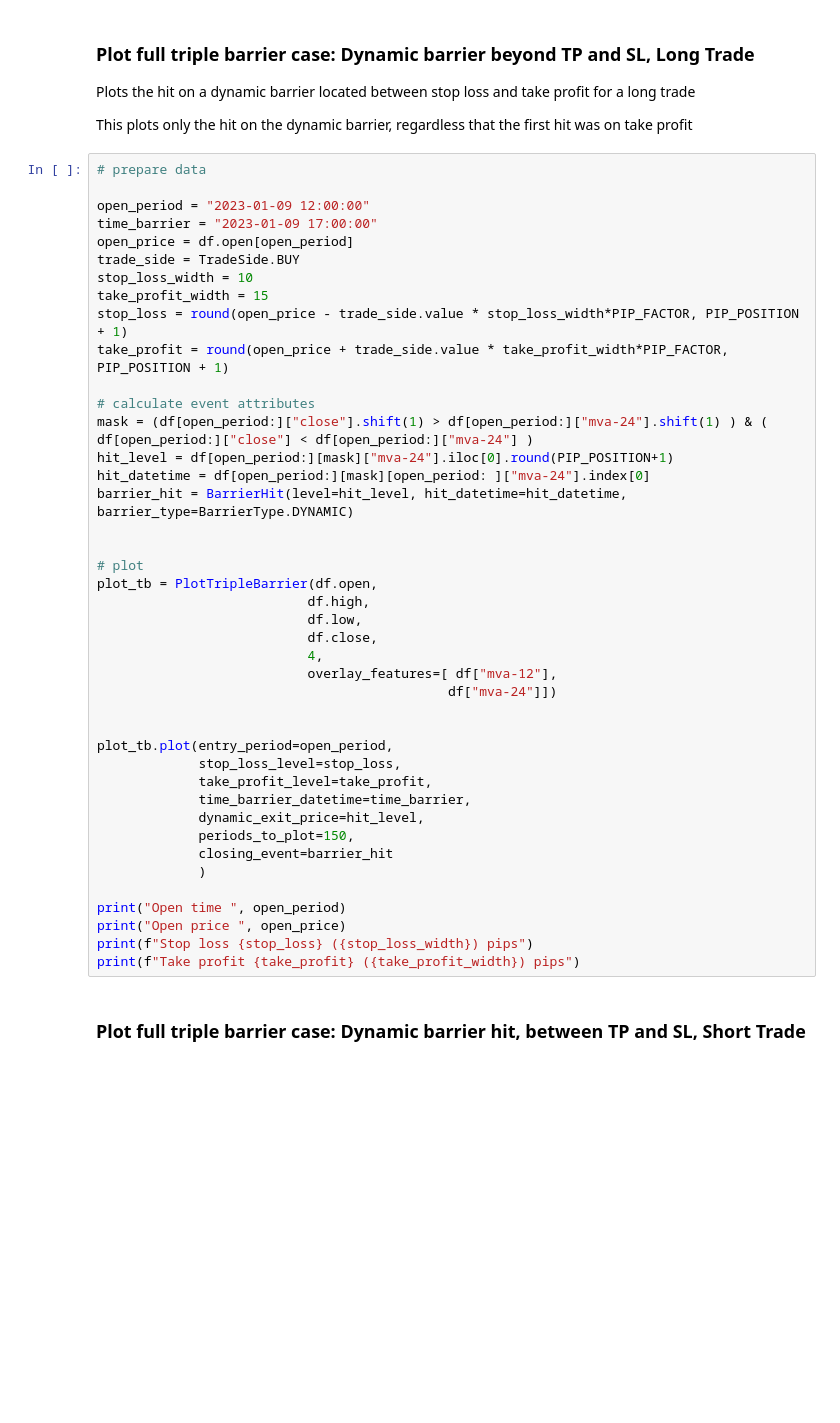
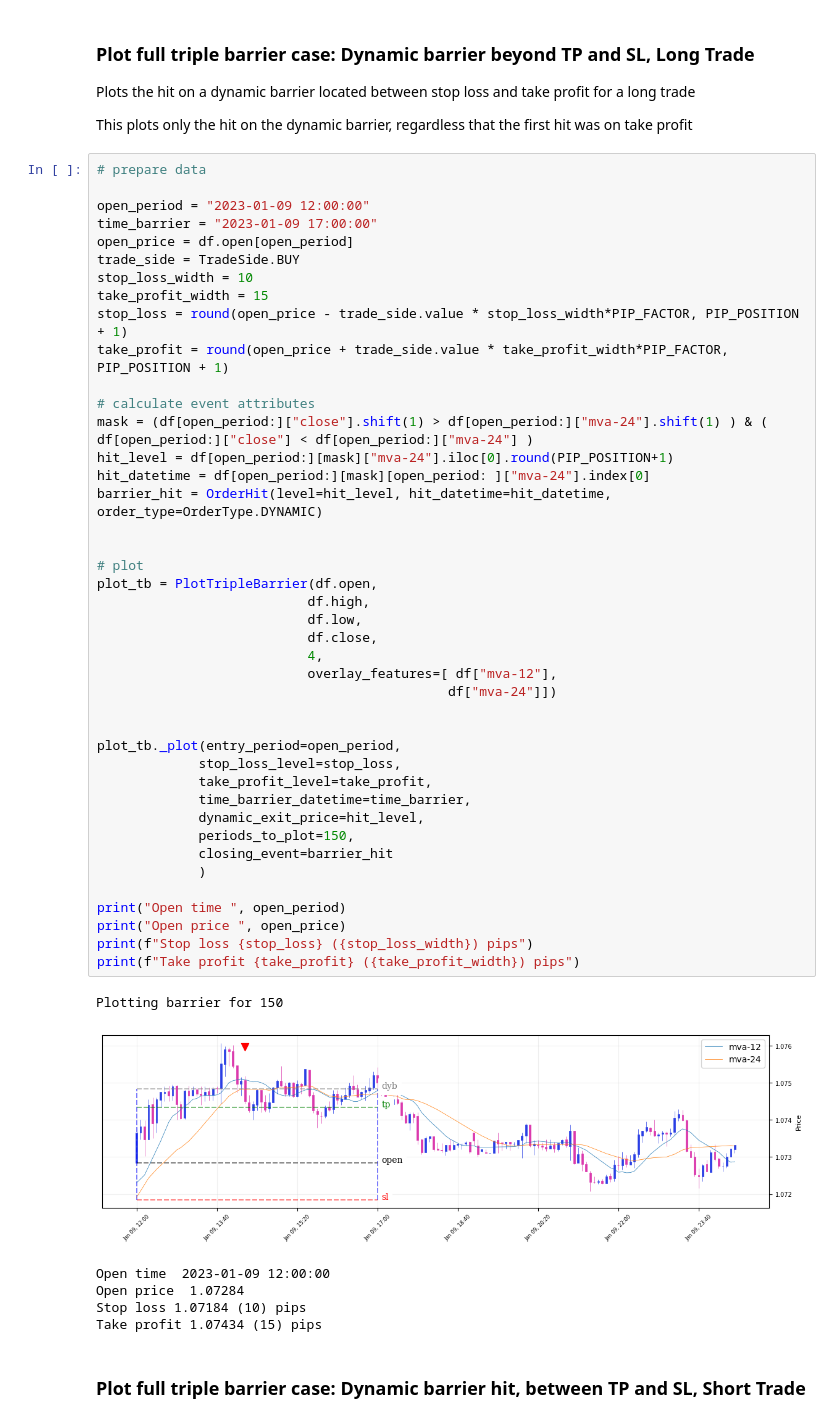
Before and after one commit to mchiuminatto/triple_barrier, a Jupyter notebook: docs/test-triple-barrier-plotting.ipynb, the cells around one changed output. Drawn from its saved outputs; the diff is of its cells as text; blank space fills up the shorter version.

```diff
--- a/docs/test-triple-barrier-plotting.ipynb
+++ b/docs/test-triple-barrier-plotting.ipynb
@@ -315,35 +328,42 @@ stop_loss = round(open_price - trade_side.value * stop_loss_width*PIP_FACTOR, PI
 take_profit = round(open_price + trade_side.value * take_profit_width*PIP_FACTOR, PIP_POSITION + 1)
 
 # calculate event attributes
 mask = (df[open_period:]["close"].shift(1) > df[open_period:]["mva-24"].shift(1) ) & ( df[open_period:]["close"] < df[open_period:]["mva-24"] )
 hit_level = df[open_period:][mask]["mva-24"].iloc[0].round(PIP_POSITION+1)
 hit_datetime = df[open_period:][mask][open_period: ]["mva-24"].index[0]
-barrier_hit = BarrierHit(level=hit_level, hit_datetime=hit_datetime, barrier_type=BarrierType.DYNAMIC)
+barrier_hit = OrderHit(level=hit_level, hit_datetime=hit_datetime, order_type=OrderType.DYNAMIC)
 
 
 # plot
 plot_tb = PlotTripleBarrier(df.open,
                            df.high,
                            df.low,
                            df.close,
                            4,
                            overlay_features=[ df["mva-12"],
                                              df["mva-24"]])
 
 
-plot_tb.plot(entry_period=open_period,
+plot_tb._plot(entry_period=open_period,
              stop_loss_level=stop_loss,
              take_profit_level=take_profit,
              time_barrier_datetime=time_barrier,
              dynamic_exit_price=hit_level,
              periods_to_plot=150,
              closing_event=barrier_hit
              )
 
 print("Open time ", open_period)
 print("Open price ", open_price)
 print(f"Stop loss {stop_loss} ({stop_loss_width}) pips")
 print(f"Take profit {take_profit} ({take_profit_width}) pips")
+# %% [output]
+Plotting barrier for 150
+[figure, added]
+Open time  2023-01-09 12:00:00
+Open price  1.07284
+Stop loss 1.07184 (10) pips
+Take profit 1.07434 (15) pips
 # %% [markdown]
 ### Plot full triple barrier case: Dynamic barrier hit, between TP and SL, Short Trade
 # %%
```
Also changed, not shown: parts of 6 cells of this notebook, 29 other files.
